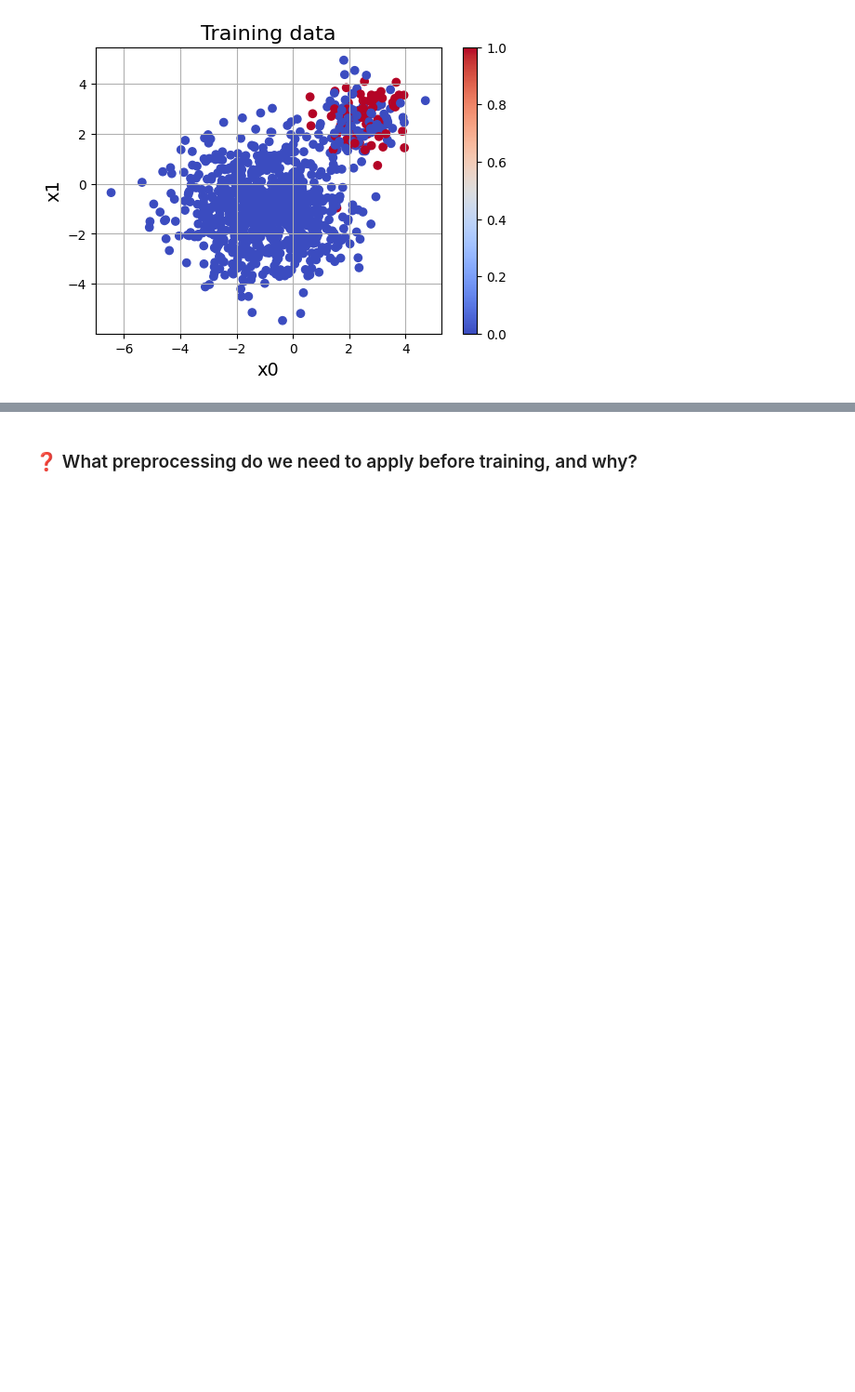
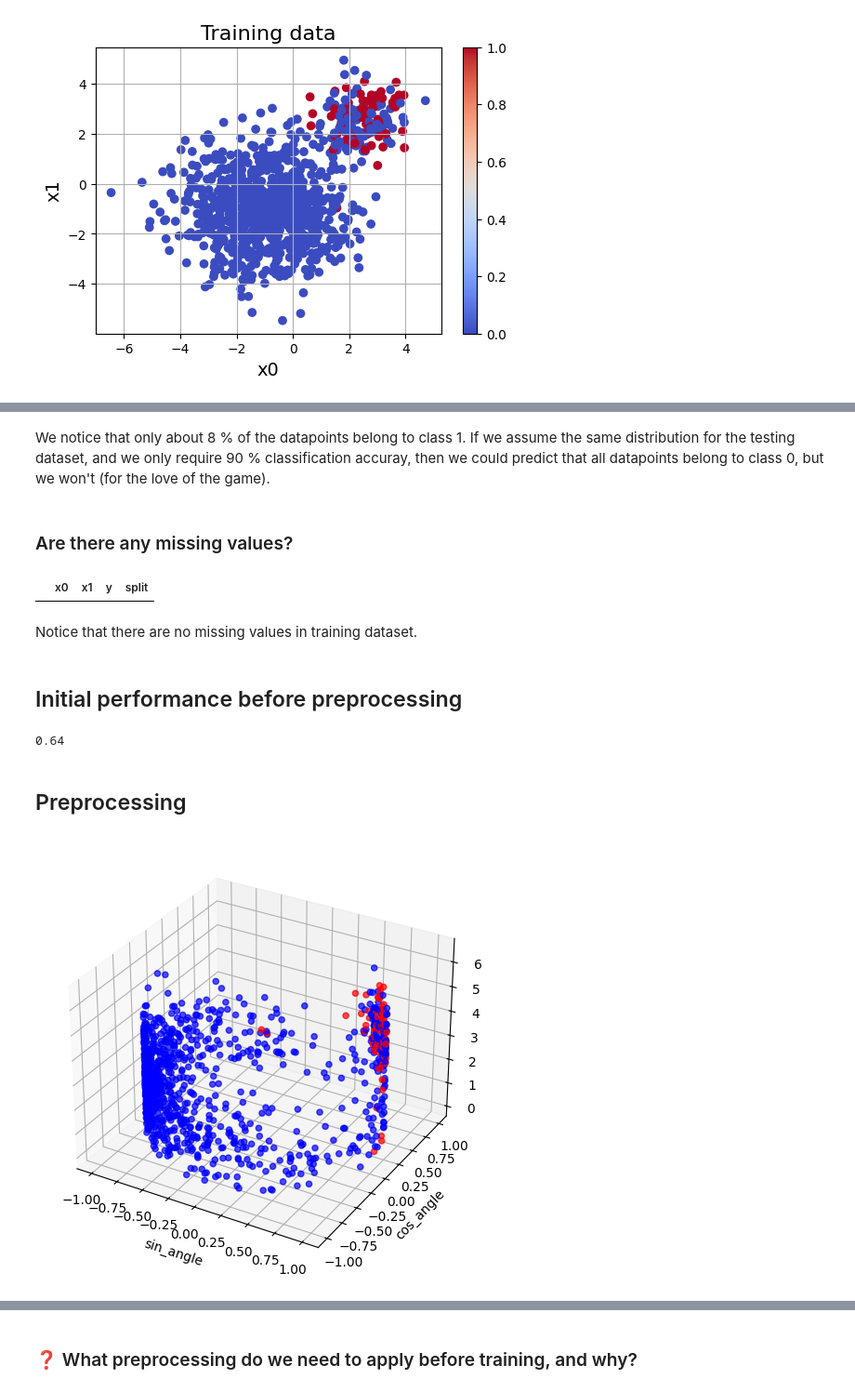
Before and after one commit to EinarJohannes/intro_ml_assignment_2, a Jupyter notebook: Problem2.ipynb, the cells around one changed output, grey strips where cells are left out. Shown at 93% size. Cells and saved outputs as stored; diff of their text form; code cells hidden in the pictures; blank space fills up the shorter version.

```diff
--- a/Problem2.ipynb
+++ b/Problem2.ipynb
@@ -91,0 +97,15 @@ NameError: name 'accuracy' is not defined
+# %% [markdown]
+We notice that only about 8 % of the datapoints belong to class 1. If we assume the same distribution for the testing dataset,
+and we only require 90 % classification accuray, then we could predict that all datapoints belong to class 0,
+but we won't (for the love of the game).
+# %% [markdown]
+### Are there any missing values?
+# %%
+train_missing = train[train.isnull().any(axis=1)]
+train_missing
+# %% [output]
+|  | x0 | x1 | y | split |
+# %% [markdown]
+Notice that there are no missing values in training dataset.
+# %% [markdown]
+## Initial performance before preprocessing
@@ -91,0 +135,41 @@ NameError: name 'accuracy' is not defined
+# %%
+print(f"{accuracy:.2f}")
+# %% [output]
+0.64
+# %% [markdown]
+## Preprocessing
+# %%
+def add_angle_and_radius(df):
+    df = df.copy()
+    df["sin_angle"] = np.sin(np.arctan2(df["x1"], df["x0"]))
+    df["cos_angle"] = np.cos(np.arctan2(df["x1"], df["x0"]))
+    df["radius"] = np.sqrt(df["x0"]**2 + df["x1"]**2)
+    return df
+# %%
+train = add_angle_and_radius(train)
+# %%
+import matplotlib.pyplot as plt
+from mpl_toolkits.mplot3d import Axes3D
+
+# Lag farger basert på y
+colors = train["y"].map({0: "blue", 1: "red"})
+
+fig = plt.figure(figsize=(8, 6))
+ax = fig.add_subplot(111, projection="3d")
+
+ax.scatter(
+    train["sin_angle"],
+    train["cos_angle"],
+    train["radius"],
+    c=colors,
+    alpha=0.7,
+    s=20
+)
+
+ax.set_xlabel("sin_angle")
+ax.set_ylabel("cos_angle")
+ax.set_zlabel("radius")
+
+plt.show()
+# %% [output]
+[figure, added]
```
Also changed, not shown: parts of 13 cells of this notebook, 2 other files.
